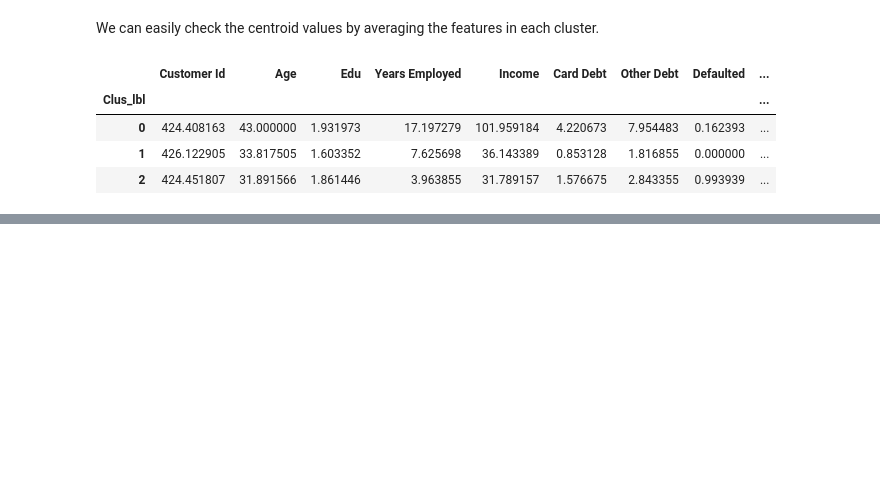
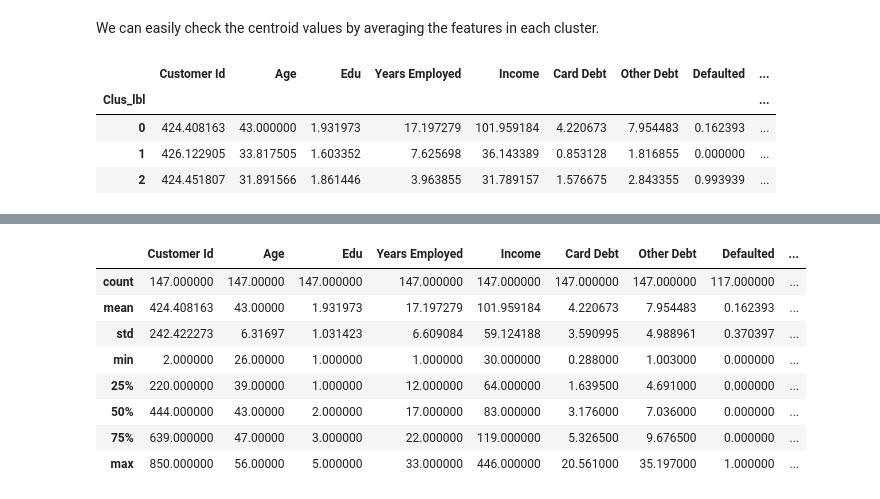
Before and after one commit to aitezazakhtar/CustomerSegmentation-using-KMeans, a Jupyter notebook: CustomerSegmentation-using-KMeans.ipynb, the cells around one changed output, grey strips where cells are left out. Cells and saved outputs as stored; diff of their text form; code cells hidden in the pictures; blank space fills up the shorter version.

```diff
--- a/CustomerSegmentation-using-KMeans.ipynb
+++ b/CustomerSegmentation-using-KMeans.ipynb
@@ -95,0 +119,12 @@ df.groupby('Clus_lbl').mean()
+# %%
+c0.describe()
+# %% [output]
+|  | Customer Id | Age | Edu | Years Employed | Income | Card Debt | Other Debt | Defaulted | ... |
+| count | 147.000000 | 147.00000 | 147.000000 | 147.000000 | 147.000000 | 147.000000 | 147.000000 | 117.000000 | ... |
+| mean | 424.408163 | 43.00000 | 1.931973 | 17.197279 | 101.959184 | 4.220673 | 7.954483 | 0.162393 | ... |
+| std | 242.422273 | 6.31697 | 1.031423 | 6.609084 | 59.124188 | 3.590995 | 4.988961 | 0.370397 | ... |
+| min | 2.000000 | 26.00000 | 1.000000 | 1.000000 | 30.000000 | 0.288000 | 1.003000 | 0.000000 | ... |
+| 25% | 220.000000 | 39.00000 | 1.000000 | 12.000000 | 64.000000 | 1.639500 | 4.691000 | 0.000000 | ... |
+| 50% | 444.000000 | 43.00000 | 2.000000 | 17.000000 | 83.000000 | 3.176000 | 7.036000 | 0.000000 | ... |
+| 75% | 639.000000 | 47.00000 | 3.000000 | 22.000000 | 119.000000 | 5.326500 | 9.676500 | 0.000000 | ... |
+| max | 850.000000 | 56.00000 | 5.000000 | 33.000000 | 446.000000 | 20.561000 | 35.197000 | 1.000000 | ... |
```
Also changed, not shown: parts of 13 cells of this notebook.
